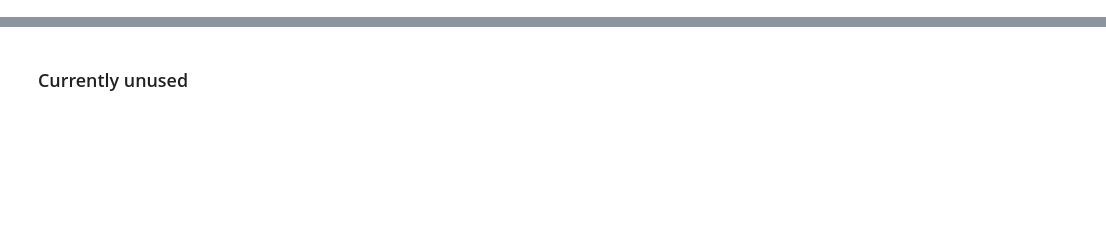
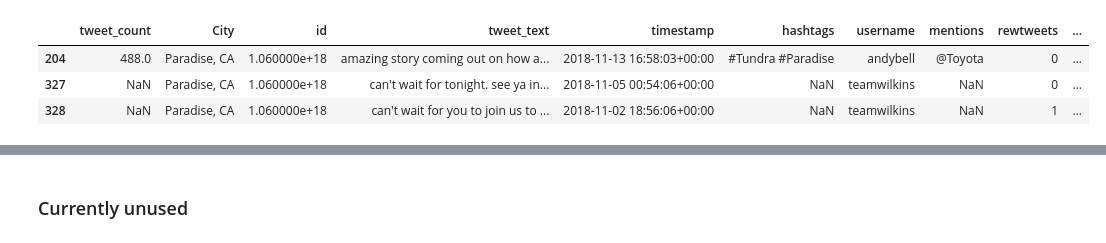
Before and after one commit to chillahwhale/TwitterAnalysis_CampFire-2018, a Jupyter notebook: 01_dictionarybuilding.ipynb, the cells around one changed output, grey strips where cells are left out. Cells and saved outputs as stored; diff of their text form; code cells hidden in the pictures; blank space fills up the shorter version.

```diff
--- a/01_dictionarybuilding.ipynb
+++ b/01_dictionarybuilding.ipynb
@@ -31,24 +19 @@ def count_hashtags(df):
-# %%
-def build_keywords(hashtags):
-    word_filter = ['fire', 'evac', 'smok', 'burn', 'wild', 'blaz', 'hell', 'department',
-              'inferno', 'help']
-    keywords = []
-    for word in set(hashtags):
-        for wf in word_filter:
-            if wf in word.lower():
-                keywords.append(word)
-    return list(set(keywords))
-# %%
-# check each tweet for keyterms and score them
-def keyscoring(df, keywords):
-    keyscore = []
-    for row in df.index:
-        keyscore.append(0)
-        for word in str(df.iloc[row]['tweet_text']).split():
-            if word.lower().replace('#','') in keywords:
-                try:
-                    keyscore[row]+=1
-                except:
-                    print(f'fail in row {row}')
-    df['key_score'] = keyscore
 # %%
@@ -81,6 +100,0 @@ def remove_url(df):
-# %%
-def func_master(df):
-    keywords = build_keywords(list(count_hashtags(df)))
-    remove_url(df)
-    keyscoring(df, keywords)
-    get_locs(df)
@@ -162,0 +101,9 @@ Name: from_locations, dtype: int64
+# %%
+func_master(df)
+
+df[(df['tweet_text'].str.contains('fires')) & (df['key_score'] == 0)]
+# %% [output]
+|  | tweet_count | City | id | tweet_text | timestamp | hashtags | username | mentions | rewtweets | ... |
+| 204 | 488.0 | Paradise, CA | 1.060000e+18 | amazing story coming out on how a... | 2018-11-13 16:58:03+00:00 | #Tundra #Paradise | andybell | @Toyota | 0 | ... |
+| 327 | NaN | Paradise, CA | 1.060000e+18 | can't wait for tonight. see ya in... | 2018-11-05 00:54:06+00:00 | NaN | teamwilkins | NaN | 0 | ... |
+| 328 | NaN | Paradise, CA | 1.060000e+18 | can't wait for you to join us to ... | 2018-11-02 18:56:06+00:00 | NaN | teamwilkins | NaN | 1 | ... |
```
Also changed, not shown: parts of 12 cells of this notebook, 5 other files.
